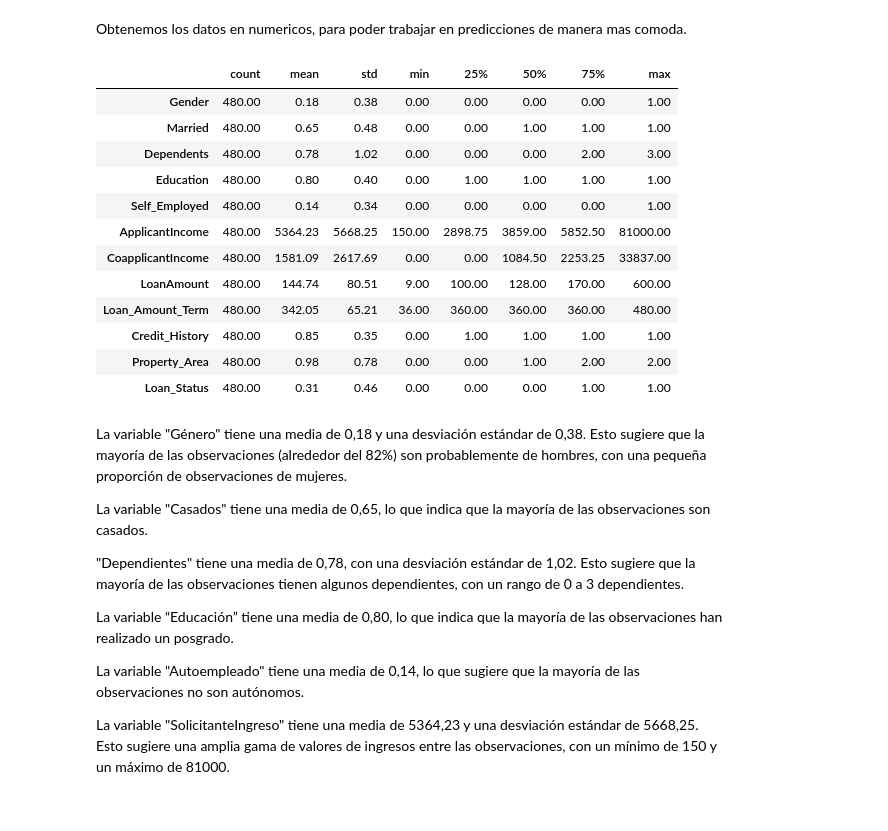
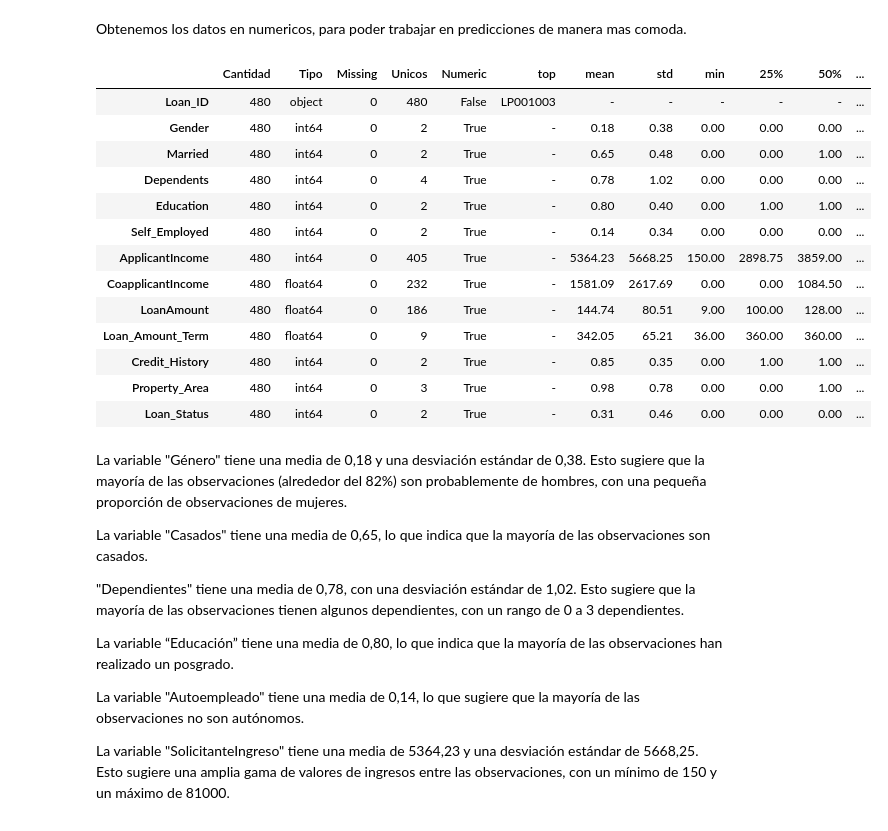
Before and after one commit to RodrigoLarroca/MachineLearning_Inicios, a Jupyter notebook: Hipotecario_prediccion_XGBoost.ipynb, the cells around one changed output. Drawn from its saved outputs; the diff is of its cells as text; code cells hidden in the pictures.

```diff
--- a/Hipotecario_prediccion_XGBoost.ipynb
+++ b/Hipotecario_prediccion_XGBoost.ipynb
@@ -168,22 +163,46 @@ df1['Property_Area'] = df1['Property_Area'].astype(int)
 
 df1['Loan_Status'].replace({'Y': 0, 'N': 1}, inplace=True)
 df1['Loan_Status'] = df1['Loan_Status'].astype(int)
-# %%
-df1.describe().T
-# %% [output]
-|  | count | mean | std | min | 25% | 50% | 75% | max |
-| Gender | 480.00 | 0.18 | 0.38 | 0.00 | 0.00 | 0.00 | 0.00 | 1.00 |
-| Married | 480.00 | 0.65 | 0.48 | 0.00 | 0.00 | 1.00 | 1.00 | 1.00 |
-| Dependents | 480.00 | 0.78 | 1.02 | 0.00 | 0.00 | 0.00 | 2.00 | 3.00 |
-| Education | 480.00 | 0.80 | 0.40 | 0.00 | 1.00 | 1.00 | 1.00 | 1.00 |
-| Self_Employed | 480.00 | 0.14 | 0.34 | 0.00 | 0.00 | 0.00 | 0.00 | 1.00 |
-| ApplicantIncome | 480.00 | 5364.23 | 5668.25 | 150.00 | 2898.75 | 3859.00 | 5852.50 | 81000.00 |
-| CoapplicantIncome | 480.00 | 1581.09 | 2617.69 | 0.00 | 0.00 | 1084.50 | 2253.25 | 33837.00 |
-| LoanAmount | 480.00 | 144.74 | 80.51 | 9.00 | 100.00 | 128.00 | 170.00 | 600.00 |
-| Loan_Amount_Term | 480.00 | 342.05 | 65.21 | 36.00 | 360.00 | 360.00 | 360.00 | 480.00 |
-| Credit_History | 480.00 | 0.85 | 0.35 | 0.00 | 1.00 | 1.00 | 1.00 | 1.00 |
-| Property_Area | 480.00 | 0.98 | 0.78 | 0.00 | 0.00 | 1.00 | 2.00 | 2.00 |
-| Loan_Status | 480.00 | 0.31 | 0.46 | 0.00 | 0.00 | 0.00 | 1.00 | 1.00 |
+# %%
+def univariado_info(df1):
+  '''Calculo de informacion estadistias y genericas de cada columna de un dataframe'''
+
+  #create a dataframe with especificas columnas
+
+  df_info = pd.DataFrame(columns=['Cantidad', 'Tipo' , 'Missing', 'Unicos', 'Numeric'])
+  #loop de todas las variables del dataframe
+  for col in df1:
+
+      #obtengo info de la columna
+      data_series = df1[col]
+      #lleno dataframe con las columnas iniciales
+      df_info.loc[col] = [data_series.count(), data_series.dtype, data_series.isnull().sum(), data_series.nunique(), is_numeric_dtype(data_series)]
+
+  #calculo el describe
+  df_describe = df1.describe(include='all').T[['top', 'mean', 'std', 'min', '25%', '50%', '75%', 'max']]
+  #calculo sesgo y curtosis
+  df_stats = pd.DataFrame([df1.skew(), df1.kurtosis()], index=['sesgo', 'kurt']).T
+
+  return pd.concat([df_info,pd.concat([df_describe, df_stats], axis=1)], axis=1).fillna('-')
+
+
+df_uni_stats = univariado_info(df1)
+df_uni_stats
+# %% [output]
+|  | Cantidad | Tipo | Missing | Unicos | Numeric | top | mean | std | min | 25% | 50% | ... |
+| Loan_ID | 480 | object | 0 | 480 | False | LP001003 | - | - | - | - | - | ... |
+| Gender | 480 | int64 | 0 | 2 | True | - | 0.18 | 0.38 | 0.00 | 0.00 | 0.00 | ... |
+| Married | 480 | int64 | 0 | 2 | True | - | 0.65 | 0.48 | 0.00 | 0.00 | 1.00 | ... |
+| Dependents | 480 | int64 | 0 | 4 | True | - | 0.78 | 1.02 | 0.00 | 0.00 | 0.00 | ... |
+| Education | 480 | int64 | 0 | 2 | True | - | 0.80 | 0.40 | 0.00 | 1.00 | 1.00 | ... |
+| Self_Employed | 480 | int64 | 0 | 2 | True | - | 0.14 | 0.34 | 0.00 | 0.00 | 0.00 | ... |
+| ApplicantIncome | 480 | int64 | 0 | 405 | True | - | 5364.23 | 5668.25 | 150.00 | 2898.75 | 3859.00 | ... |
+| CoapplicantIncome | 480 | float64 | 0 | 232 | True | - | 1581.09 | 2617.69 | 0.00 | 0.00 | 1084.50 | ... |
+| LoanAmount | 480 | float64 | 0 | 186 | True | - | 144.74 | 80.51 | 9.00 | 100.00 | 128.00 | ... |
+| Loan_Amount_Term | 480 | float64 | 0 | 9 | True | - | 342.05 | 65.21 | 36.00 | 360.00 | 360.00 | ... |
+| Credit_History | 480 | int64 | 0 | 2 | True | - | 0.85 | 0.35 | 0.00 | 1.00 | 1.00 | ... |
+| Property_Area | 480 | int64 | 0 | 3 | True | - | 0.98 | 0.78 | 0.00 | 0.00 | 1.00 | ... |
+| Loan_Status | 480 | int64 | 0 | 2 | True | - | 0.31 | 0.46 | 0.00 | 0.00 | 0.00 | ... |
 # %% [markdown]
 La variable "Género" tiene una media de 0,18 y una desviación estándar de 0,38. Esto sugiere que la mayoría de las observaciones (alrededor del 82%) son probablemente de hombres, con una pequeña proporción de observaciones de mujeres.
 
```
Also changed, not shown: parts of 9 cells of this notebook.
